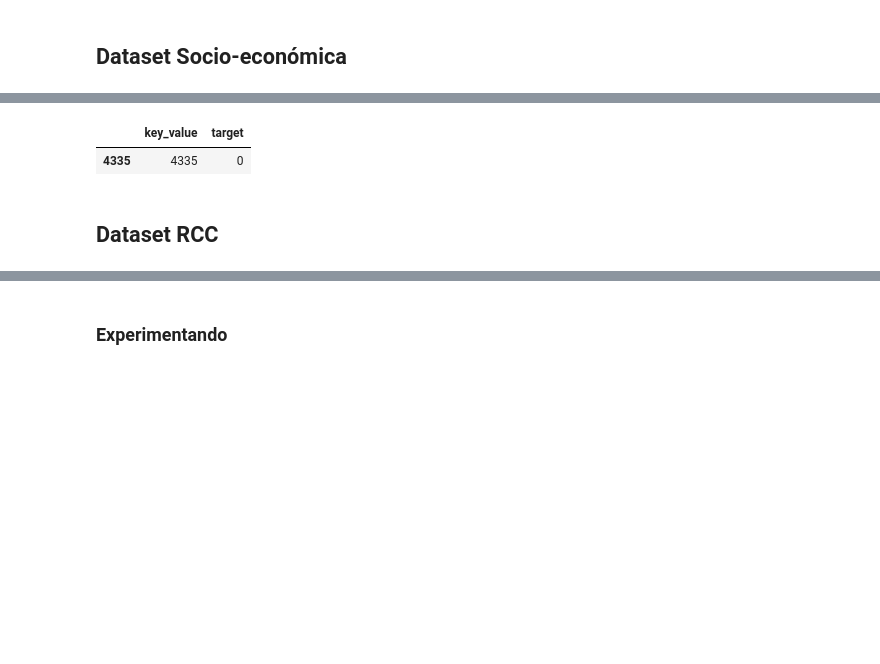
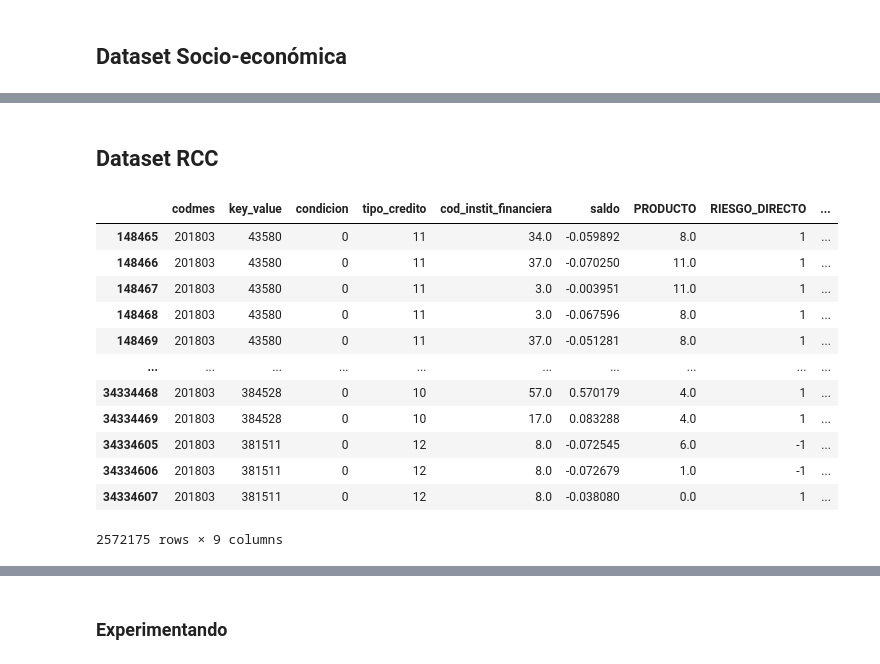
Before and after one commit to mlaricobar/solution-datathon-interbank-2020, a Jupyter notebook: [02] EDA - Datasets.ipynb, the cells around one changed output, grey strips where cells are left out. Cells and saved outputs as stored; diff of their text form; code cells hidden in the pictures; blank space fills up the shorter version.

```diff
--- a/[02] EDA - Datasets.ipynb
+++ b/[02] EDA - Datasets.ipynb
@@ -149,8 +132,3 @@ memory usage: 13.7 MB
-# %%
-df_y_train.loc[df_y_train["key_value"] == 4335].head()
-# %% [output]
-|  | key_value | target |
-| 4335 | 4335 | 0 |
 # %% [markdown]
 ## Dataset RCC
 # %%
@@ -158,0 +141,16 @@ df_rcc_test = optimizar_df(pd.read_csv("[00] Data/rcc_test.csv"))
+# %%
+df_rcc_test.loc[df_rcc_test["codmes"] == 201803]
+# %% [output]
+|  | codmes | key_value | condicion | tipo_credito | cod_instit_financiera | saldo | PRODUCTO | RIESGO_DIRECTO | ... |
+| 148465 | 201803 | 43580 | 0 | 11 | 34.0 | -0.059892 | 8.0 | 1 | ... |
+| 148466 | 201803 | 43580 | 0 | 11 | 37.0 | -0.070250 | 11.0 | 1 | ... |
+| 148467 | 201803 | 43580 | 0 | 11 | 3.0 | -0.003951 | 11.0 | 1 | ... |
+| 148468 | 201803 | 43580 | 0 | 11 | 3.0 | -0.067596 | 8.0 | 1 | ... |
+| 148469 | 201803 | 43580 | 0 | 11 | 37.0 | -0.051281 | 8.0 | 1 | ... |
+| ... | ... | ... | ... | ... | ... | ... | ... | ... | ... |
+| 34334468 | 201803 | 384528 | 0 | 10 | 57.0 | 0.570179 | 4.0 | 1 | ... |
+| 34334469 | 201803 | 384528 | 0 | 10 | 17.0 | 0.083288 | 4.0 | 1 | ... |
+| 34334605 | 201803 | 381511 | 0 | 12 | 8.0 | -0.072545 | 6.0 | -1 | ... |
+| 34334606 | 201803 | 381511 | 0 | 12 | 8.0 | -0.072679 | 1.0 | -1 | ... |
+| 34334607 | 201803 | 381511 | 0 | 12 | 8.0 | -0.038080 | 0.0 | 1 | ... |
+2572175 rows × 9 columns
```
Also changed, not shown: parts of 23 cells of this notebook.
